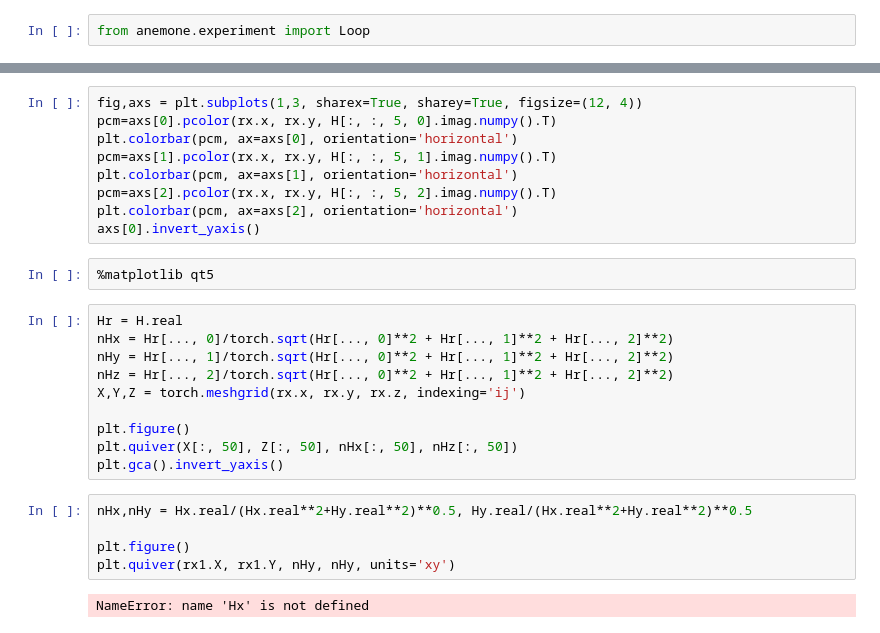
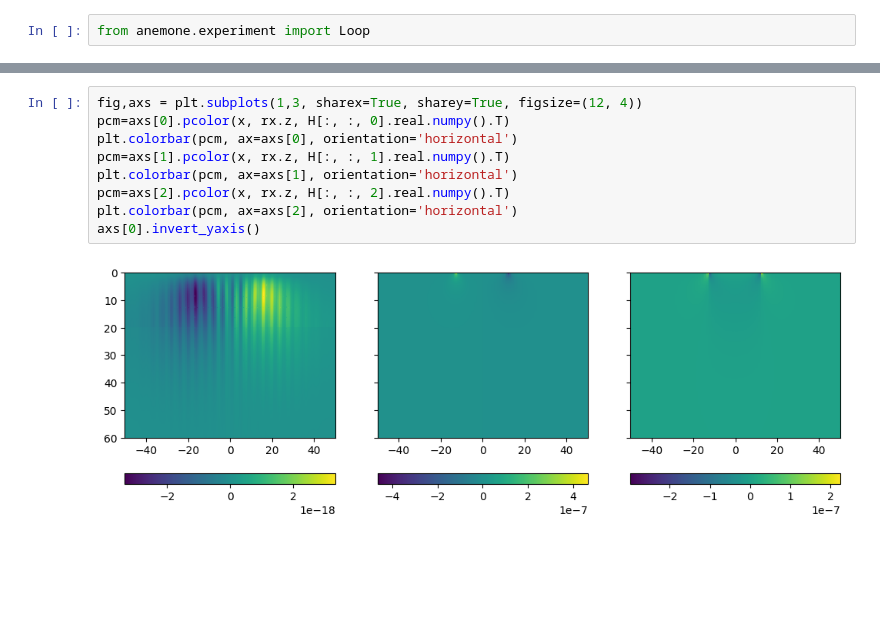
Before and after one commit to hydrogeophysicsgroup/anemone, a Jupyter notebook: prototyping/bfields_square_loop_in_the_earth.ipynb, the cells around one changed output, grey strips where cells are left out. Drawn from its saved outputs; the diff is of its cells as text; blank space fills up the shorter version.

```diff
--- a/prototyping/bfields_square_loop_in_the_earth.ipynb
+++ b/prototyping/bfields_square_loop_in_the_earth.ipynb
@@ -365,28 +358,11 @@ axs[0].invert_yaxis()
 # %%
 fig,axs = plt.subplots(1,3, sharex=True, sharey=True, figsize=(12, 4))
-pcm=axs[0].pcolor(rx.x, rx.y, H[:, :, 5, 0].imag.numpy().T)
+pcm=axs[0].pcolor(x, rx.z, H[:, :, 0].real.numpy().T)
 plt.colorbar(pcm, ax=axs[0], orientation='horizontal')
-pcm=axs[1].pcolor(rx.x, rx.y, H[:, :, 5, 1].imag.numpy().T)
+pcm=axs[1].pcolor(x, rx.z, H[:, :, 1].real.numpy().T)
 plt.colorbar(pcm, ax=axs[1], orientation='horizontal')
-pcm=axs[2].pcolor(rx.x, rx.y, H[:, :, 5, 2].imag.numpy().T)
+pcm=axs[2].pcolor(x, rx.z, H[:, :, 2].real.numpy().T)
 plt.colorbar(pcm, ax=axs[2], orientation='horizontal')
 axs[0].invert_yaxis()
+# %% [output]
+[figure, added]
-# %%
-%matplotlib qt5
-# %%
-Hr = H.real
-nHx = Hr[..., 0]/torch.sqrt(Hr[..., 0]**2 + Hr[..., 1]**2 + Hr[..., 2]**2)
-nHy = Hr[..., 1]/torch.sqrt(Hr[..., 0]**2 + Hr[..., 1]**2 + Hr[..., 2]**2)
-nHz = Hr[..., 2]/torch.sqrt(Hr[..., 0]**2 + Hr[..., 1]**2 + Hr[..., 2]**2)
-X,Y,Z = torch.meshgrid(rx.x, rx.y, rx.z, indexing='ij')
-
-plt.figure()
-plt.quiver(X[:, 50], Z[:, 50], nHx[:, 50], nHz[:, 50])
-plt.gca().invert_yaxis()
-# %%
-nHx,nHy = Hx.real/(Hx.real**2+Hy.real**2)**0.5, Hy.real/(Hx.real**2+Hy.real**2)**0.5
-
-plt.figure()
-plt.quiver(rx1.X, rx1.Y, nHy, nHy, units='xy')
-# %% [output]
-NameError: name 'Hx' is not defined
```
Also changed, not shown: parts of 14 cells of this notebook.
